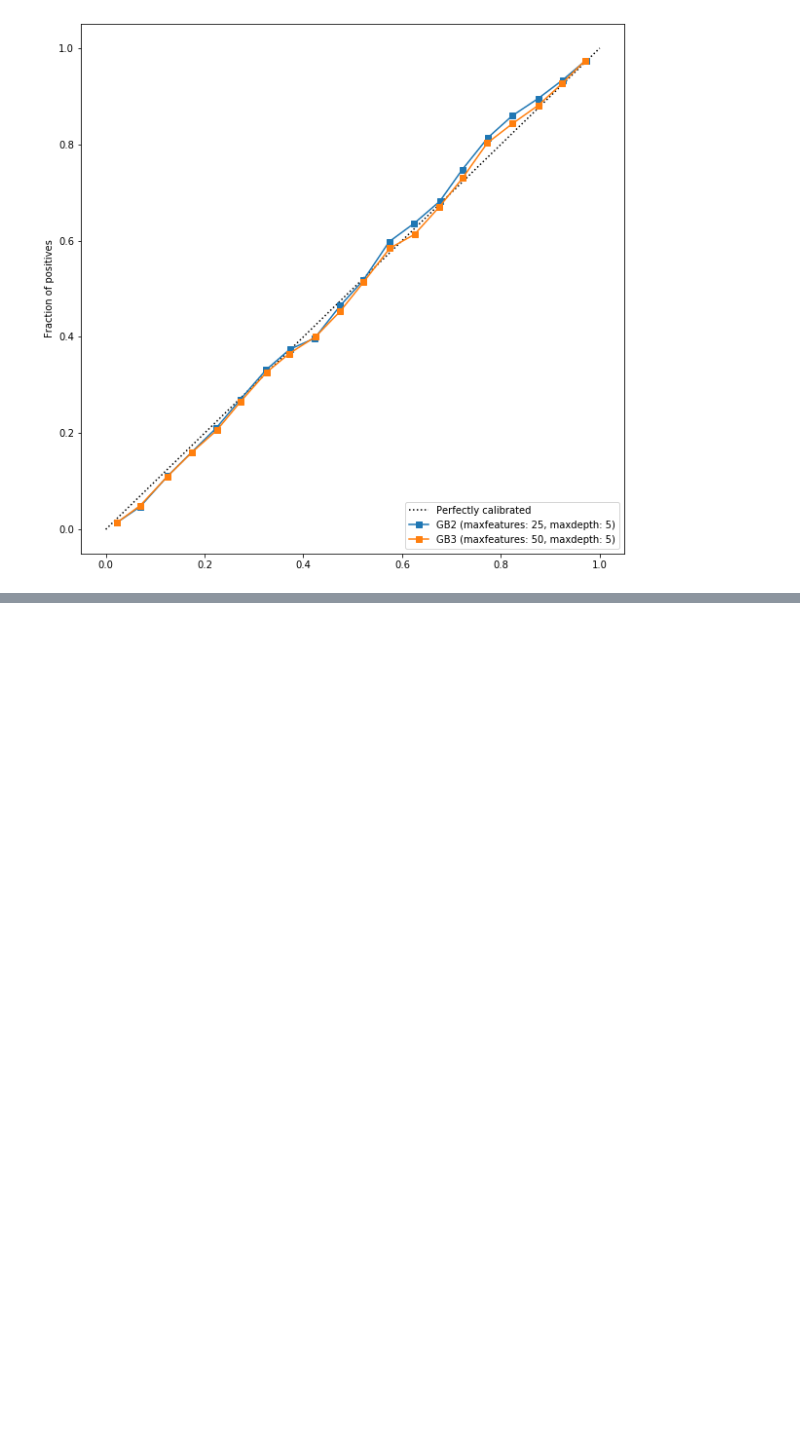
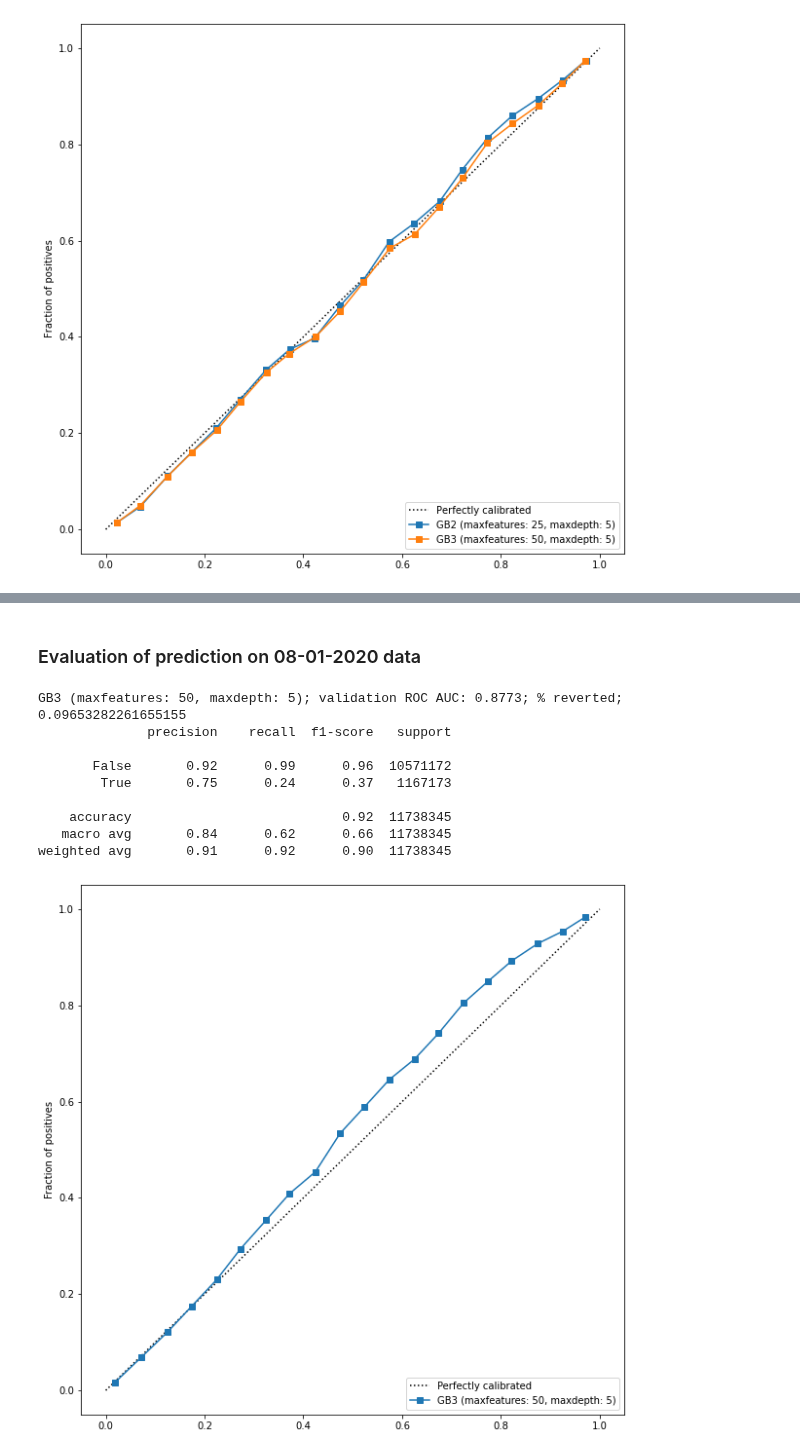
Before and after one commit to levon003/wiki-ores-feedback, a Jupyter notebook: notebook/audit/RevertClassification-Demo_SHW.ipynb, the cells around one changed output, grey strips where cells are left out. Drawn from its saved outputs; the diff is of its cells as text; code cells hidden in the pictures; blank space fills up the shorter version.

Commit message:
evaluating 08-01-2020 predictions

```diff
--- a/notebook/audit/RevertClassification-Demo_SHW.ipynb
+++ b/notebook/audit/RevertClassification-Demo_SHW.ipynb
@@ -579,0 +594,47 @@ GB3 (maxfeatures: 50, maxdepth: 5); validation ROC AUC: 0.8819; % reverted; 0.10
+# %% [markdown]
+### Evaluation of prediction on 08-01-2020 data
+# %%
+results_0801 = pd.read_pickle('/export/scratch2/wastv004/wiki-ores-feedback/prediction_2020-08-01.pkl')
+# %%
+# label probabilities >= 0.5 as true
+def label_pred (row):
+    if row['test_calib'] >= 0.5:
+        return True
+    else:
+        return False
+
+results_0801['test_pred'] = results_0801.apply(lambda row: label_pred(row), axis = 1)
+# %%
+fig = plt.figure(0, figsize=(10, 10))
+ax = plt.subplot2grid((1, 1), (0, 0), rowspan=1)
+
+ax.plot([0, 1], [0, 1], "k:", label="Perfectly calibrated")
+
+for results, clf in [[results_0801, 'GB3 (maxfeatures: 50, maxdepth: 5)']]:
+    labels = results['test_label']
+    pred = results['test_calib']
+    frac_of_pos, mean_pred_value = sklearn.calibration.calibration_curve(labels, pred, n_bins=20)
+
+    ax.plot(mean_pred_value, frac_of_pos, "s-", label=clf)
+    ax.set_ylabel("Fraction of positives")
+
+    acc_test = np.sum(pred == labels) / len(pred)
+    roc_auc = sklearn.metrics.roc_auc_score(labels, pred)
+    print(f"{clf}; validation ROC AUC: {roc_auc:.4f}; % reverted; {np.sum(pred) / len(labels)}")
+    print(sklearn.metrics.classification_report(results['test_label'], results['test_pred']))
+
+ax.set_ylim([-0.05, 1.05])
+ax.legend(loc="lower right")
+
+plt.show()
+# %% [output]
+GB3 (maxfeatures: 50, maxdepth: 5); validation ROC AUC: 0.8773; % reverted; 0.09653282261655155
+              precision    recall  f1-score   support
+
+       False       0.92      0.99      0.96  10571172
+        True       0.75      0.24      0.37   1167173
+
+    accuracy                           0.92  11738345
+   macro avg       0.84      0.62      0.66  11738345
+weighted avg       0.91      0.92      0.90  11738345
+[figure, added]
```
Also changed, not shown: parts of 4 cells of this notebook.
